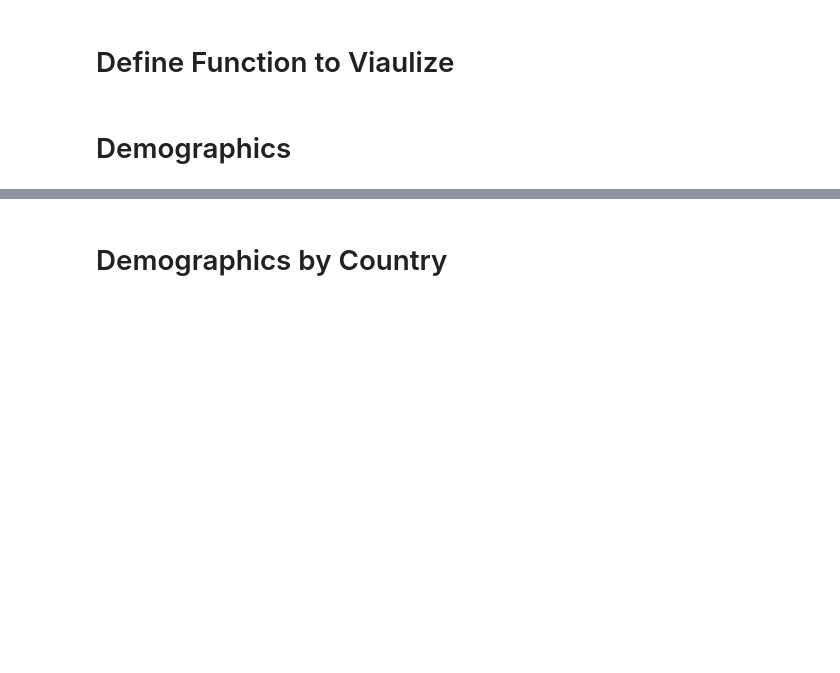
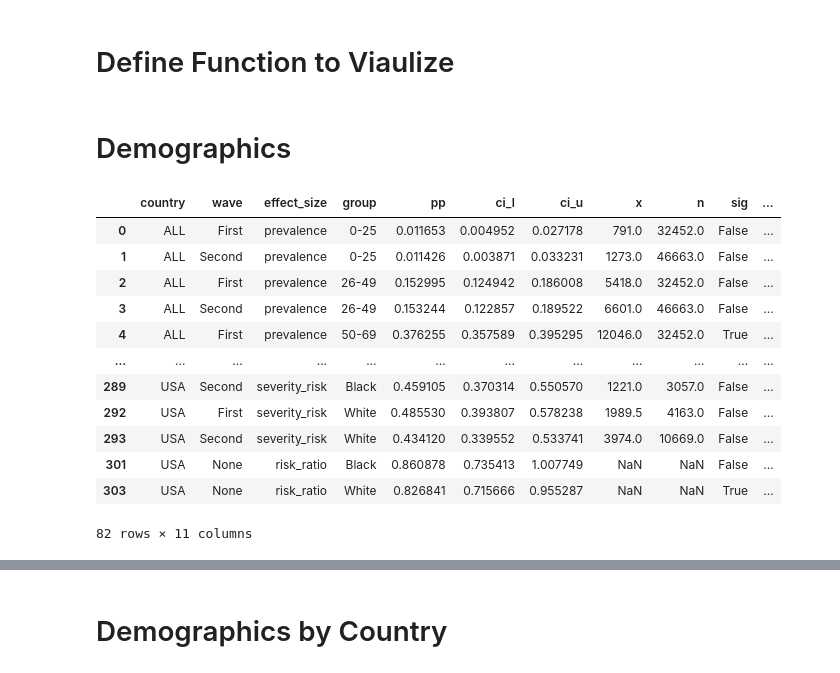
Before and after one commit to covidclinical/visualization-notebooks, a Jupyter notebook: notebooks/2.1.waves.02_demographics__1.1_new_data_no_va.ipynb, the cells around one changed output, grey strips where cells are left out. Drawn from its saved outputs; the diff is of its cells as text; code cells hidden in the pictures; blank space fills up the shorter version.

```diff
--- a/notebooks/2.1.waves.02_demographics__1.1_new_data_no_va.ipynb
+++ b/notebooks/2.1.waves.02_demographics__1.1_new_data_no_va.ipynb
@@ -799,9 +800,15 @@ def FUNC_DEMOGRAPHICS_BY_WAVE(
 # Demographics
 # %%
 df2 = pd.read_csv(join("..", "data", "1.1.resurgence", "demographics", "demographics_stats_NO_VA.csv"))
+df2_va = pd.read_csv(join("..", "data", "1.1.resurgence", "demographics", "demographics_stats.csv"))
 cdf2 = pd.read_csv(join("..", "data", "1.1.resurgence", "demographics", "demographics_stats_bycountry_NO_VA.csv"))
 
 df2 = df2.rename(columns={
+    'demo_group': 'group',
+    'ci.95L': 'ci_l',
+    'ci.95U': 'ci_u',
+})
+df2_va = df2_va.rename(columns={
     'demo_group': 'group',
     'ci.95L': 'ci_l',
     'ci.95U': 'ci_u',
@@ -814,9 +821,11 @@ cdf2 = cdf2.rename(columns={
 
 
 df2['severity'] = df2.group.apply(lambda x: 'all' if '_all_' in x else 'severe')
+df2_va['severity'] = df2_va.group.apply(lambda x: 'all' if '_all_' in x else 'severe')
 cdf2['severity'] = cdf2.group.apply(lambda x: 'all' if '_all_' in x else 'severe')
 
 df2.group = df2.group.apply(lambda x: x.replace('num_patients_all_', '').replace('num_patients_ever_severe_', '').replace('.risk', '').replace('.rr', ''))
+df2_va.group = df2_va.group.apply(lambda x: x.replace('num_patients_all_', '').replace('num_patients_ever_severe_', '').replace('.risk', '').replace('.rr', ''))
 cdf2.group = cdf2.group.apply(lambda x: x.replace('num_patients_all_', '').replace('num_patients_ever_severe_', '').replace('.risk', '').replace('.rr', ''))
 
 df2.group = df2.group.apply(
@@ -837,6 +846,29 @@ df2.group = df2.group.apply(
     }[x]
 )
 df2.wave = df2.wave.apply(
+    lambda x: {
+        'early': 'First',
+        'late': 'Second'
+    }[x] if x == x else None
+)
+df2_va.group = df2_va.group.apply(
+    lambda x: {
+        '00to25': '0-25',
+        '26to49': '26-49',
+        '50to69': '50-69',
+        '70to79': '70-79',
+        '80plus': '80+',
+        'female': 'Female',
+        'male': 'Male',
+        'white': 'White',
+        'black': 'Black',
+        'other': 'Other',
+        'other_age': 'Other',
+        'other_sex': 'Other',
+        'other_race': 'Other'
+    }[x]
+)
+df2_va.wave = df2_va.wave.apply(
     lambda x: {
         'early': 'First',
         'late': 'Second'
@@ -870,60 +902,52 @@ df2 = df2[
     (df2.group != 'White') &
     (df2.group != 'Black')
 ]
+df2_va = df2_va[
+    (df2_va.group != 'White') &
+    (df2_va.group != 'Black')
+]
 cdf2 = cdf2[
     (cdf2.group == 'White') | (cdf2.group == 'Black')
 ]
 df2 = df2.append(cdf2)
+df2_va = df2_va.append(cdf2)
 
 # FILTER
 # df2 = df2[df2['severity'] == 'all']
 
 # df2 = df2[df2.effect_size != 'risk_ratio'].copy()
 # pdf = df2[df2.effect_size == 'prevalence'].copy()
 
 # pdf = df2[(df2.effect_size == 'prevalence') & (df2.severity == 'all')].copy()
 # sdf = df2[df2.effect_size == 'severity_risk'].copy().drop(columns=['x', 'n' , 'severity', 'effect_size']).rename(columns={'pp': 'pp_severity_risk', 'sig': 'sig_severity_risk', 'ci_l': 'ci_l_severity_risk', 'ci_u': 'ci_u_severity_risk'})
 
 # pdf = pdf.set_index(['wave', 'group', 'country'])
 # sdf = sdf.set_index(['wave', 'group', 'country'])
 
 # df2 = pd.concat([pdf, sdf], axis=1).reset_index()
 
 # print(df2)
 
 # pdf = df2[(df2.effect_size == 'prevalence') & (df2.severity == 'all')].copy()
 # sdf = df2[df2.effect_size == 'severity_risk'].copy().drop(columns=['x', 'n' , 'severity', 'effect_size']).rename(columns={'pp': 'pp_severity_risk', 'sig': 'sig_severity_risk', 'ci_l': 'ci_l_severity_risk', 'ci_u': 'ci_u_severity_risk'})
 
 # pdf = pdf.set_index(['wave', 'group', 'country'])
 # sdf = sdf.set_index(['wave', 'group', 'country'])
 
 # df2 = pd.concat([pdf, sdf], axis=1).reset_index().copy()
 
-# for i, patient_group in enumerate(['all', 'severe']):
-for i, patient_group in enumerate(['all']):
-    pdf = df2[(df2.effect_size == 'prevalence') & (df2.severity == patient_group)].copy()
-    sdf = df2[df2.effect_size != 'risk_ratio']
-    sdf = sdf[sdf.effect_size == 'severity_risk'].copy().drop(columns=['x', 'n' , 'severity', 'effect_size']).rename(columns={'pp': 'pp_severity_risk', 'sig': 'sig_severity_risk', 'ci_l': 'ci_l_severity_risk', 'ci_u': 'ci_u_severity_risk'})
-
-    pdf = pdf.set_index(['wave', 'group', 'country'])
-    sdf = sdf.set_index(['wave', 'group', 'country'])
-
-    df2_ = pd.concat([pdf, sdf], axis=1).reset_index().copy()
-
-    if i == 0:
-        plot = FUNC_DEMOGRAPHICS_BY_WAVE(df2_, country="", patient_group=patient_group)
-    else:
-        plot = alt.hconcat(plot, FUNC_DEMOGRAPHICS_BY_WAVE(df2_, country="", patient_group=patient_group), spacing=30)#.resolve_scale(color='independent')
-
-plot = apply_theme(
-    plot,
-    axis_y_title_font_size=16,
-    title_anchor='start',
-    legend_orient='right'
-)
-plot
-
-# df2
-# pdf
-# sdf
-# df2_
+df2_va
+# %% [output]
+|  | country | wave | effect_size | group | pp | ci_l | ci_u | x | n | sig | ... |
+| 0 | ALL | First | prevalence | 0-25 | 0.011653 | 0.004952 | 0.027178 | 791.0 | 32452.0 | False | ... |
+| 1 | ALL | Second | prevalence | 0-25 | 0.011426 | 0.003871 | 0.033231 | 1273.0 | 46663.0 | False | ... |
+| 2 | ALL | First | prevalence | 26-49 | 0.152995 | 0.124942 | 0.186008 | 5418.0 | 32452.0 | False | ... |
+| 3 | ALL | Second | prevalence | 26-49 | 0.153244 | 0.122857 | 0.189522 | 6601.0 | 46663.0 | False | ... |
+| 4 | ALL | First | prevalence | 50-69 | 0.376255 | 0.357589 | 0.395295 | 12046.0 | 32452.0 | True | ... |
+| ... | ... | ... | ... | ... | ... | ... | ... | ... | ... | ... | ... |
+| 289 | USA | Second | severity_risk | Black | 0.459105 | 0.370314 | 0.550570 | 1221.0 | 3057.0 | False | ... |
+| 292 | USA | First | severity_risk | White | 0.485530 | 0.393807 | 0.578238 | 1989.5 | 4163.0 | False | ... |
+| 293 | USA | Second | severity_risk | White | 0.434120 | 0.339552 | 0.533741 | 3974.0 | 10669.0 | False | ... |
+| 301 | USA | None | risk_ratio | Black | 0.860878 | 0.735413 | 1.007749 | NaN | NaN | False | ... |
+| 303 | USA | None | risk_ratio | White | 0.826841 | 0.715666 | 0.955287 | NaN | NaN | True | ... |
+82 rows × 11 columns
```
Also changed, not shown: parts of 7 cells of this notebook, 4 other files.
